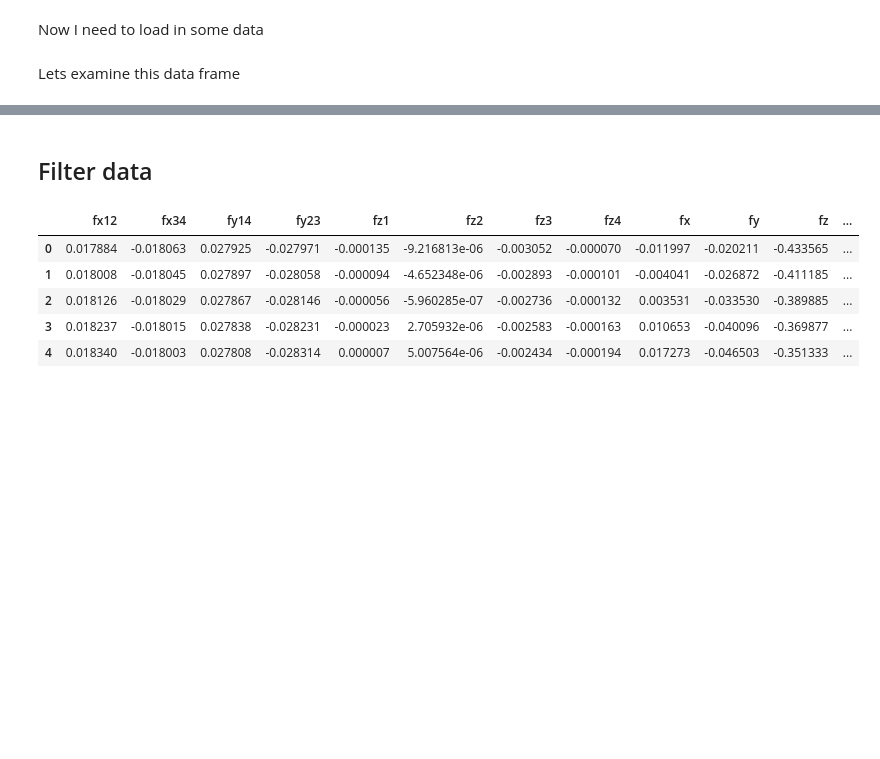
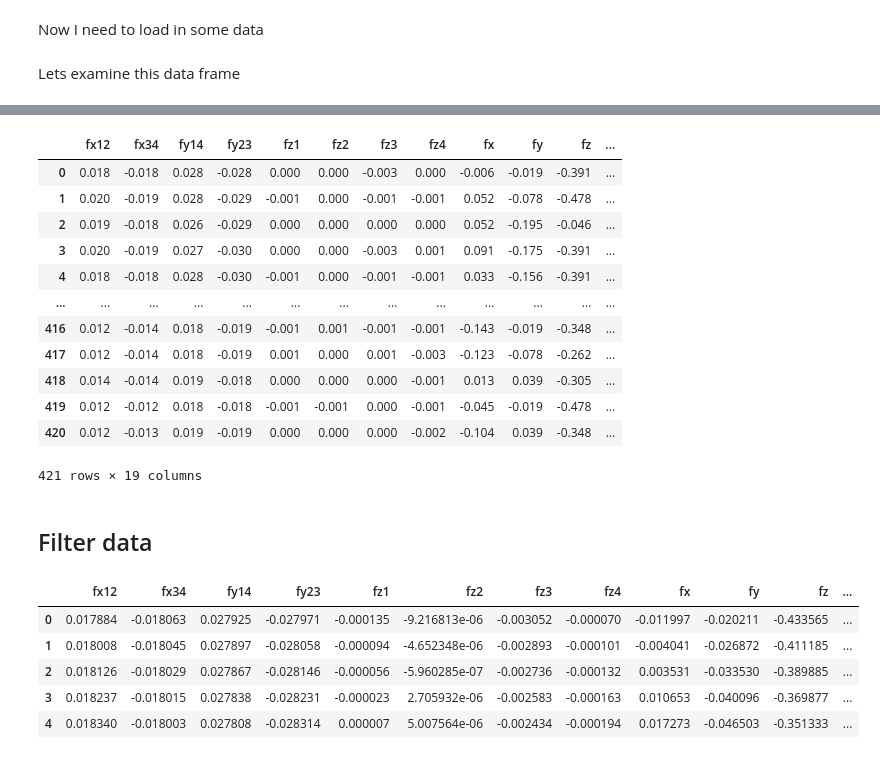
Before and after one commit to TimArthur391/Templo_Data_Analysis, a Jupyter notebook: Jupyter/Templo_Data_Analysis.ipynb, the cells around one changed output, grey strips where cells are left out. Drawn from its saved outputs; the diff is of its cells as text; code cells hidden in the pictures; blank space fills up the shorter version.

```diff
--- a/Jupyter/Templo_Data_Analysis.ipynb
+++ b/Jupyter/Templo_Data_Analysis.ipynb
@@ -30,3 +37,21 @@ df.head()
+# %%
+downsampling_ratio = 1000 // 50  # 1000Hz to 50Hz
+downsampled_df = df.groupby(df.index // downsampling_ratio).first()
+downsampled_df
+# %% [output]
+|  | fx12 | fx34 | fy14 | fy23 | fz1 | fz2 | fz3 | fz4 | fx | fy | fz | ... |
+| 0 | 0.018 | -0.018 | 0.028 | -0.028 | 0.000 | 0.000 | -0.003 | 0.000 | -0.006 | -0.019 | -0.391 | ... |
+| 1 | 0.020 | -0.019 | 0.028 | -0.029 | -0.001 | 0.000 | -0.001 | -0.001 | 0.052 | -0.078 | -0.478 | ... |
+| 2 | 0.019 | -0.018 | 0.026 | -0.029 | 0.000 | 0.000 | 0.000 | 0.000 | 0.052 | -0.195 | -0.046 | ... |
+| 3 | 0.020 | -0.019 | 0.027 | -0.030 | 0.000 | 0.000 | -0.003 | 0.001 | 0.091 | -0.175 | -0.391 | ... |
+| 4 | 0.018 | -0.018 | 0.028 | -0.030 | -0.001 | 0.000 | -0.001 | -0.001 | 0.033 | -0.156 | -0.391 | ... |
+| ... | ... | ... | ... | ... | ... | ... | ... | ... | ... | ... | ... | ... |
+| 416 | 0.012 | -0.014 | 0.018 | -0.019 | -0.001 | 0.001 | -0.001 | -0.001 | -0.143 | -0.019 | -0.348 | ... |
+| 417 | 0.012 | -0.014 | 0.018 | -0.019 | 0.001 | 0.000 | 0.001 | -0.003 | -0.123 | -0.078 | -0.262 | ... |
+| 418 | 0.014 | -0.014 | 0.019 | -0.018 | 0.000 | 0.000 | 0.000 | -0.001 | 0.013 | 0.039 | -0.305 | ... |
+| 419 | 0.012 | -0.012 | 0.018 | -0.018 | -0.001 | -0.001 | 0.000 | -0.001 | -0.045 | -0.019 | -0.478 | ... |
+| 420 | 0.012 | -0.013 | 0.019 | -0.019 | 0.000 | 0.000 | 0.000 | -0.002 | -0.104 | 0.039 | -0.348 | ... |
+421 rows × 19 columns
 # %% [markdown]
 ## Filter data
 # %%
```
Also changed, not shown: parts of 1 cell of this notebook, 4 other files.
